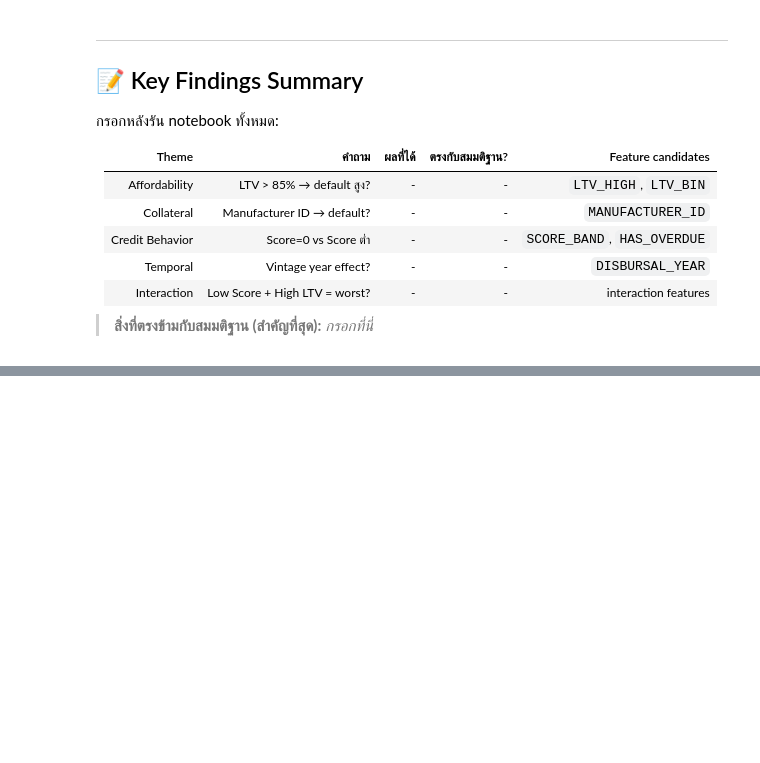
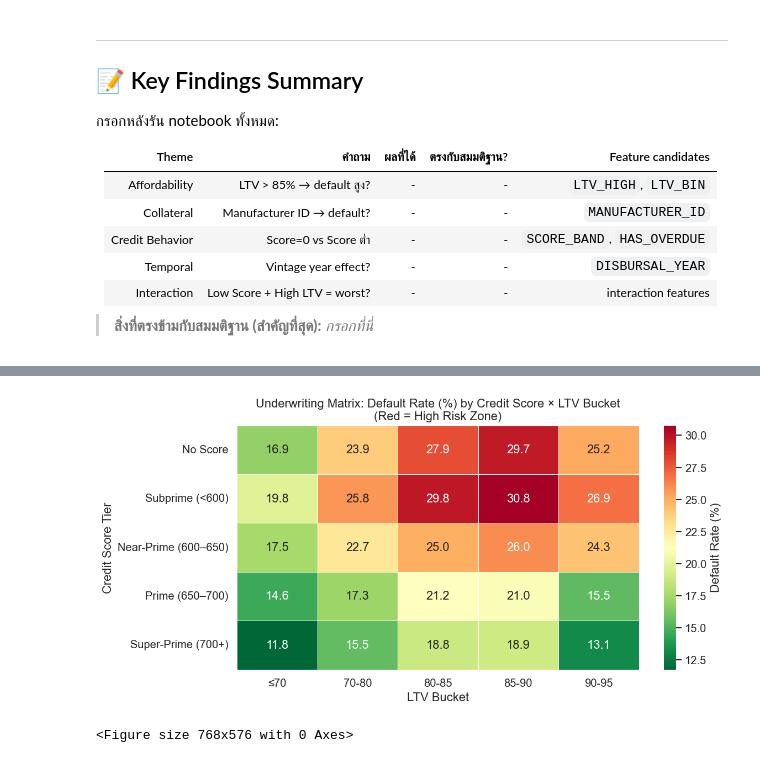
Before and after one commit to holmfaust/vehicle-loan-default-prediction, a Jupyter notebook: notebooks/01_EDA.ipynb, the cells around one changed output, grey strips where cells are left out. Drawn from its saved outputs; the diff is of its cells as text; code cells hidden in the pictures; blank space fills up the shorter version.

```diff
--- a/notebooks/01_EDA.ipynb
+++ b/notebooks/01_EDA.ipynb
@@ -701,0 +1111,71 @@ Default Rate by Document Count:
+# %%
+# ============================================================
+# EXTRA EDA 2 — Underwriting Matrix: LTV Bucket × Credit Score Band
+# คำถาม: combination ไหนที่ควร reject หรือ price up?
+# ============================================================
+
+def score_tier(s):
+    # Score = 0 คือ "No Bureau History" ไม่ใช่ low score
+    # ต้องแยกออกมาเพราะเป็นคนละ population
+    if pd.isna(s) or s == "No Bureau History Available":
+        return "No Score"
+
+    # <500: มีประวัติแต่แย่มาก — default rate สูงสุดในกลุ่มที่มี score
+    # Data: smoothed curve อยู่แถว 26-31% ตลอดช่วงนี้
+    if s in ["<500", "500-600"]:
+        return "Subprime (<600)"
+
+    # 600-650: ยังอยู่เหนือ overall default rate
+    # 650 คือจุดที่ curve ตัด overall rate line — data-driven cutoff
+    if s in ["600-650"]:
+        return "Near-Prime (600–650)"
+
+    # 650-700: ต่ำกว่า overall rate แล้ว แต่ยังไม่ stable
+    if s in ["650-700"]:
+        return "Prime (650–700)"
+
+    # 700+: curve flatten ที่ ~10-15% — low risk zone ที่ชัดเจน
+    return "Super-Prime (700+)"
+df["SCORE_TIER"] = df["SCORE_BAND"].apply(score_tier)
+
+# ตรวจสอบก่อนว่า SCORE_TIER มีค่าอะไรบ้าง
+print(df["SCORE_TIER"].value_counts())
+
+# ถ้า SCORE_TIER ยังไม่มี ให้ apply ใหม่โดยใช้ SCORE_BAND
+# ซึ่งต้องแน่ใจว่า SCORE_BAND มีค่าตรงกับที่ map ไว้
+print(df["SCORE_BAND"].value_counts().head(10))
+
+# pivot table เหมือนเดิม
+matrix = (
+    df.groupby(["SCORE_TIER", "LTV_BIN"])["LOAN_DEFAULT"]
+    .mean()
+    .unstack()
+    # แก้ reindex ให้ตรงกับชื่อ tier ที่ใช้จริง — เรียงจากเสี่ยงสูงไปต่ำ
+    .reindex([
+        "No Score",
+        "Subprime (<600)",
+        "Near-Prime (600–650)",
+        "Prime (650–700)",
+        "Super-Prime (700+)"
+    ])
+)
+
+fig, ax = plt.subplots(figsize=(10, 5))
+sns.heatmap(
+    matrix * 100,
+    annot=True, fmt=".1f", cmap="RdYlGn_r",
+    linewidths=0.5, ax=ax,
+    cbar_kws={"label": "Default Rate (%)"}
+)
+ax.set_title(
+    "Underwriting Matrix: Default Rate (%) by Credit Score × LTV Bucket\n"
+    "(Red = High Risk Zone)"
+)
+ax.set_xlabel("LTV Bucket")
+ax.set_ylabel("Credit Score Tier")
+plt.tight_layout(); plt.show()
+ax.set_title("Underwriting Matrix: Default Rate (%) by Credit Score × LTV Bucket\n(Red = High Risk Zone)")
+ax.set_xlabel("LTV Bucket")
+ax.set_ylabel("Credit Score Tier")
+plt.tight_layout(); plt.show()
+# %% [output]
@@ -701,0 +1199,2 @@ Default Rate by Document Count:
+[figure, added]
+<Figure size 768x576 with 0 Axes>
```
Also changed, not shown: parts of 23 cells of this notebook.
